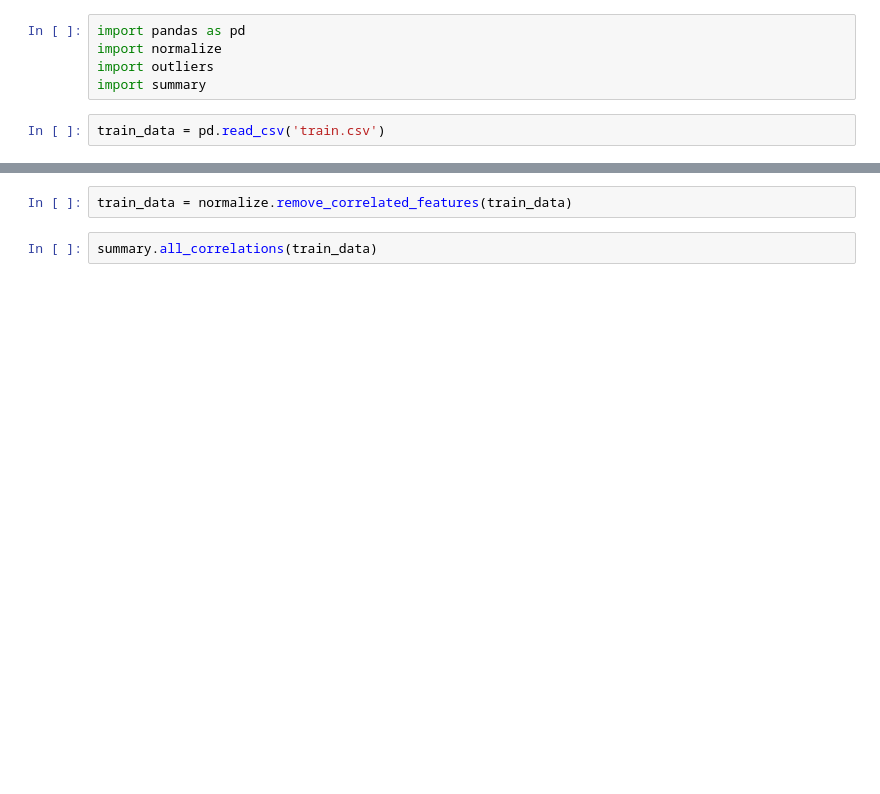
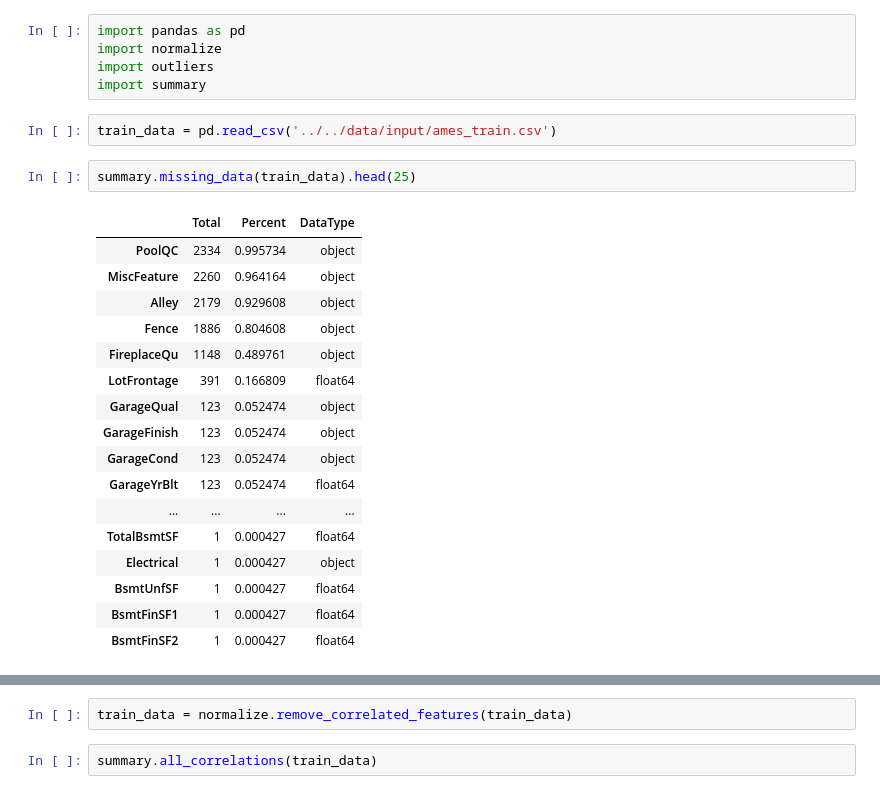
Before and after one commit to CpuKnows/CS-412-Class-Project, a Jupyter notebook: src/data_preprocessing/data_processing.ipynb, the cells around one changed output, grey strips where cells are left out. Cells and saved outputs as stored; diff of their text form; blank space fills up the shorter version.

```diff
--- a/src/data_preprocessing/data_processing.ipynb
+++ b/src/data_preprocessing/data_processing.ipynb
@@ -4,4 +4,24 @@ import normalize
 import outliers
 import summary
 # %%
-train_data = pd.read_csv('train.csv')
+train_data = pd.read_csv('../../data/input/ames_train.csv')
+# %%
+summary.missing_data(train_data).head(25)
+# %% [output]
+|  | Total | Percent | DataType |
+| PoolQC | 2334 | 0.995734 | object |
+| MiscFeature | 2260 | 0.964164 | object |
+| Alley | 2179 | 0.929608 | object |
+| Fence | 1886 | 0.804608 | object |
+| FireplaceQu | 1148 | 0.489761 | object |
+| LotFrontage | 391 | 0.166809 | float64 |
+| GarageQual | 123 | 0.052474 | object |
+| GarageFinish | 123 | 0.052474 | object |
+| GarageCond | 123 | 0.052474 | object |
+| GarageYrBlt | 123 | 0.052474 | float64 |
+| ... | ... | ... | ... |
+| TotalBsmtSF | 1 | 0.000427 | float64 |
+| Electrical | 1 | 0.000427 | object |
+| BsmtUnfSF | 1 | 0.000427 | float64 |
+| BsmtFinSF1 | 1 | 0.000427 | float64 |
+| BsmtFinSF2 | 1 | 0.000427 | float64 |
```
Also changed, not shown: parts of 11 cells of this notebook, 4 other files.
